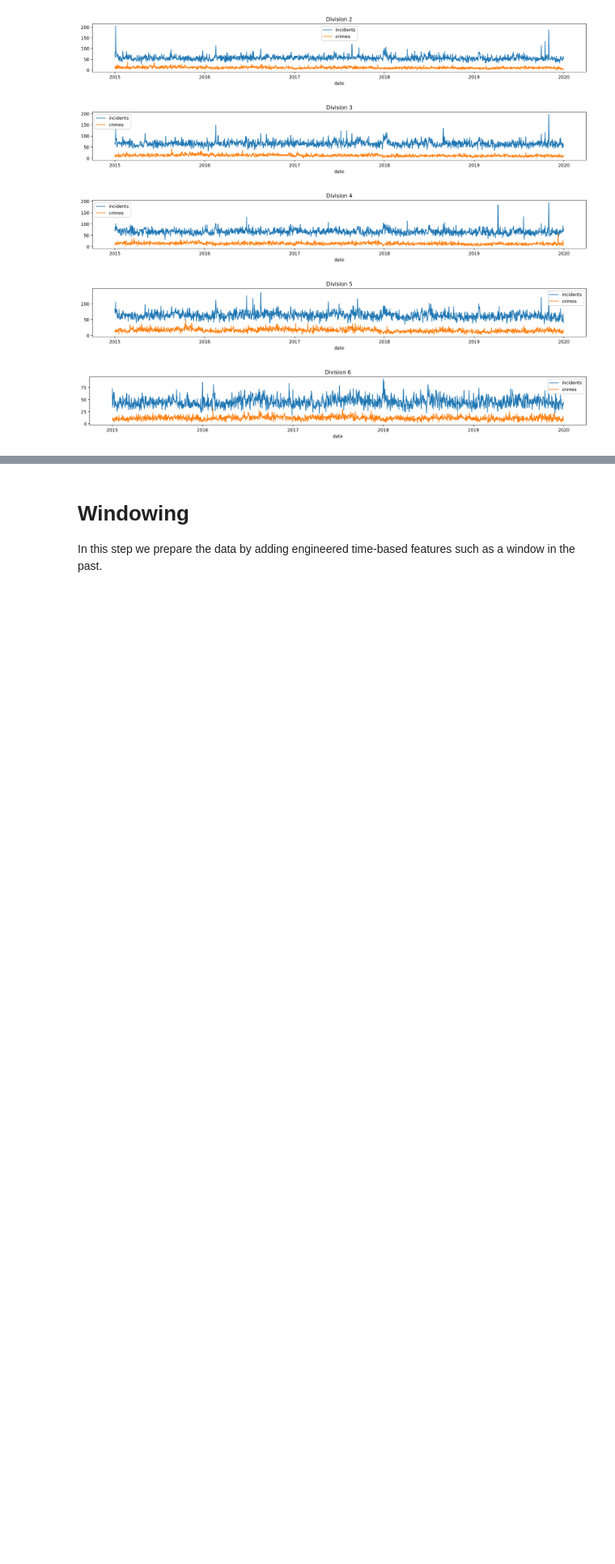
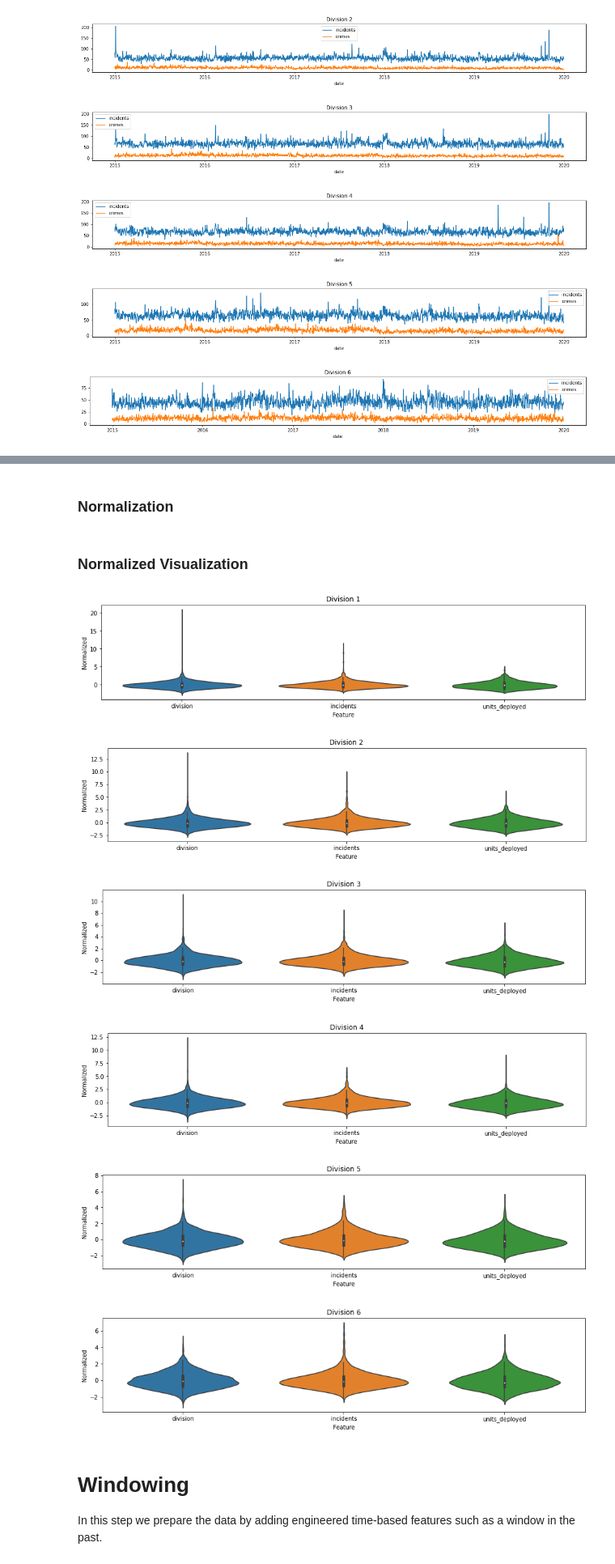
Before and after one commit to naderghanbari/mcgill-capstone, a Jupyter notebook: capstone_models.ipynb, the cells around one changed output, grey strips where cells are left out. Shown: that part at 81% size. Saved outputs shown, nothing was run; the diff lists cells and outputs as text; code cells hidden in the pictures; blank space fills up the shorter version.

Commit message:
Normalization and violin chart

```diff
--- a/capstone_models.ipynb
+++ b/capstone_models.ipynb
@@ -143,3 +165,58 @@ for d, div in enumerate(div_dfs, start=1):
+# %%
+# Split each division dataframe into training, validation, and test
+div_datasets = [to_dataset(div, f"Division {d}") for d, div in enumerate(div_dfs, start=1)]
+# %% [markdown]
+### Normalization
+# %%
+# Define a data structure for a normalized dataset
+# norm is the functional to normalize (base don the training dataset)
+# denorm can be used to denormalize (inverse of the norm function)
+NormalizedDataset = namedtuple(
+  "NormalizedDataset",
+  field_names = ["name", "train", "val", "test", "norm", "denorm"],
+)
+
+# Normalize a dataset and return normalized train, val, test, tests along
+# with the function used to normalize and its inverse
+def normalize(dataset):
+  mean, std = dataset.train.mean(), dataset.train.std()
+  norm = lambda df: (df - mean) / std
+  return NormalizedDataset(
+    name   = dataset.name,
+    train  = norm(dataset.train),
+    val    = norm(dataset.val),
+    test   = norm(dataset.test),
+    norm   = norm,
+    denorm = lambda df: df * std + mean,
+  )
+# %%
+# Normalize all division datasets
+div_norms = [normalize(ds) for ds in div_datasets]
+# %% [markdown]
+### Normalized Visualization
+# %%
+# Renders a violin chart for a normalized dataset
+def violin_chart(dataset):
+  all = pd.concat([dataset.train, dataset.val, dataset.test])
+  all = all.melt(var_name="Feature", value_name="Normalized")
+  ax = sns.violinplot(x="Feature", y="Normalized", data=all, )
+  ax.set_title(dataset.name)
+  ax.set_xticklabels(df.keys())
+  plt.show()
+# %%
+# Set plot size
+plt.rcParams["figure.figsize"] = (15,3)
+
+# Plot viiolin chart for each normalized division dataset
+for ds in div_norms:
+  violin_chart(ds)
+# %% [output]
+[figure, added]
+[figure, added]
+[figure, added]
+[figure, added]
+[figure, added]
+[figure, added]
 # %% [markdown]
 # Windowing
 In this step we prepare the data by adding engineered time-based features such as a window in the past.
```
Also changed, not shown: parts of 5 cells of this notebook.
